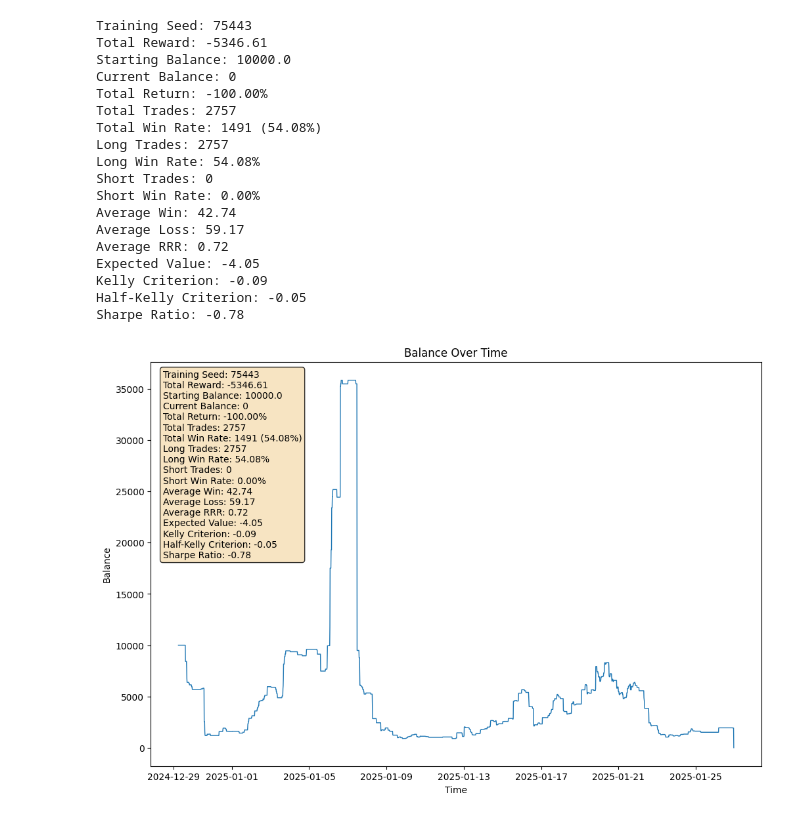
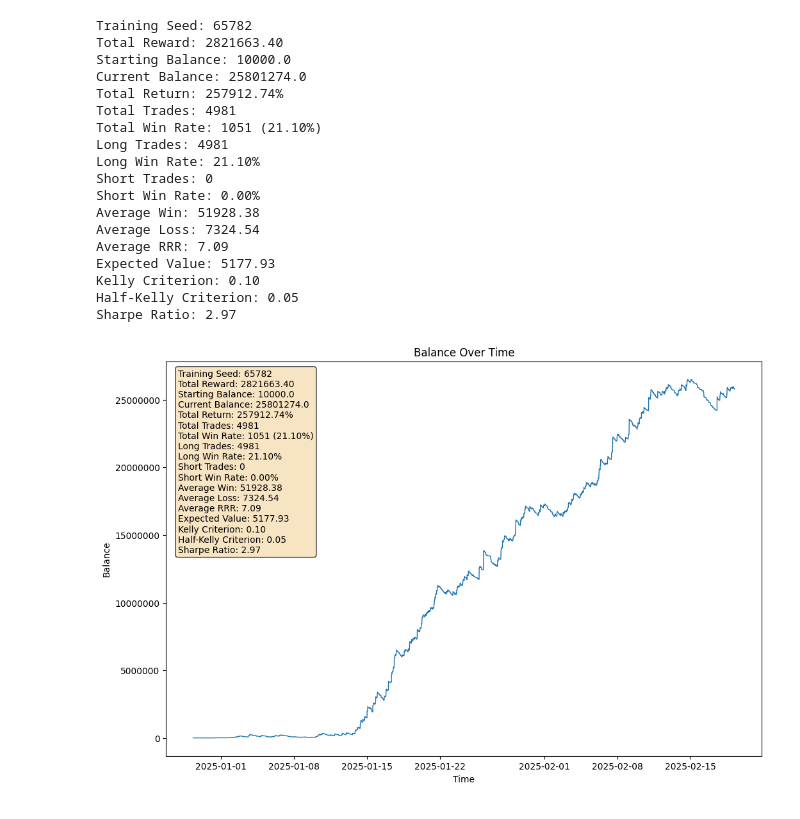
Before and after one commit to P7AC1D/Synapse, a Jupyter notebook: bot/src/train.ipynb, the cells around one changed output. Cells and saved outputs as stored; diff of their text form; code cells hidden in the pictures.

```diff
--- a/bot/src/train.ipynb
+++ b/bot/src/train.ipynb
@@ -93,8 +93,8 @@ def fetch_symbol_data(symbol, timeframe, n_candles):
 df = fetch_symbol_data("BTCUSDm", mt5.TIMEFRAME_M15, 25000)
 df.to_csv(RATES_CSV_PATH)
 
-#df = pd.read_csv(RATES_CSV_PATH)
-#df.set_index('time', inplace=True)
+# df = pd.read_csv(RATES_CSV_PATH)
+# df.set_index('time', inplace=True)
 
 start_datetime = df.index[0]
 end_datetime = df.index[-1]
@@ -105,6 +105,7 @@ df_scaled = df.copy()
 scaler = RobustScaler()
 df_scaled = pd.DataFrame(scaler.fit_transform(df_scaled), columns=df_scaled.columns, index=df_scaled.index)
 df_scaled['unscaled_close'] = df['close']
+df['unscaled_close'] = df['close']
 
 print(df_scaled.tail())
 
@@ -130,14 +131,14 @@ from stable_baselines3.common.env_util import make_vec_env
 import joblib
 
 seed_value = np.random.randint(0, 100000)
-seed_value = 75443
+seed_value = 65782
 print(f"Using seed: {seed_value}")
 
 env = BitcoinTradingEnv(train_data)
 env.action_space.seed(seed_value)
 vec_env = make_vec_env(lambda: env, n_envs=1, seed=seed_value)
 
-model = PPO("MlpPolicy", vec_env, verbose=0, n_epochs=10, learning_rate=0.00001, ent_coef=0.01, gamma=0.95, clip_range=0.2, batch_size=512, n_steps=4096)
+model = PPO("MlpPolicy", vec_env, verbose=0, n_epochs=10, learning_rate=0.01, ent_coef=0.01, gamma=0.95, clip_range=0.2, batch_size=512, n_steps=4096)
 model.learn(total_timesteps=100000, progress_bar=True)
 model.save(f"./../results/{seed_value}")
 joblib.dump(scaler, f"./../results/{seed_value}.pkl")
@@ -194,6 +195,9 @@ def sharpe_ratio(returns, risk_free_rate=0.00, trading_periods=252):
     return sharpe * np.sqrt(trading_periods)
 
 total_trades = len(trades_df)
+if total_trades == 0:
+    print("No trades executed.")
+    exit()
 num_tp = trades_df[trades_df["pnl"] > 0.0].shape[0]
 num_sl = trades_df[trades_df["pnl"] < 0.0].shape[0]
 
@@ -257,46 +261,46 @@ metrics_text = (
     f"Current Balance: {test_env.balance}\n"
     f"Total Return: {total_return:.2f}%\n"
     f"Total Trades: {total_trades}\n"
     f"Total Win Rate: {num_tp} ({perc_tp:.2f}%)\n"
     f"Long Trades: {num_buy}\n"
     f"Long Win Rate: {buy_win_rate:.2f}%\n"
     f"Short Trades: {num_sell}\n"
     f"Short Win Rate: {sell_win_rate:.2f}%\n"
     f"Average Win: {avg_pnl_tp:.2f}\n"
     f"Average Loss: {avg_pnl_sl:.2f}\n"
     f"Average RRR: {rrr:.2f}\n"
     f"Expected Value: {expected_value:.2f}\n"
     f"Kelly Criterion: {kelly_criteria:.2f}\n"
     f"Half-Kelly Criterion: {kelly_criteria / 2:.2f}\n"
     f"Sharpe Ratio: {sharpe:.2f}"
 )
 
 print(metrics_text)
 
 # Add annotation box in the upper left-hand corner
 ax.text(0.02, 0.98, metrics_text, transform=ax.transAxes,
         fontsize=10, verticalalignment='top',
         bbox=dict(boxstyle='round', facecolor='wheat', alpha=0.8))
 
 plt.savefig(f"./../results/{seed_value}.png")
 plt.show()
 # %% [output]
-Training Seed: 75443
-Total Reward: -5346.61
+Training Seed: 65782
+Total Reward: 2821663.40
 Starting Balance: 10000.0
-Current Balance: 0
-Total Return: -100.00%
-Total Trades: 2757
-Total Win Rate: 1491 (54.08%)
-Long Trades: 2757
-Long Win Rate: 54.08%
+Current Balance: 25801274.0
+Total Return: 257912.74%
+Total Trades: 4981
+Total Win Rate: 1051 (21.10%)
+Long Trades: 4981
+Long Win Rate: 21.10%
 Short Trades: 0
 Short Win Rate: 0.00%
-Average Win: 42.74
-Average Loss: 59.17
-Average RRR: 0.72
-Expected Value: -4.05
-Kelly Criterion: -0.09
-Half-Kelly Criterion: -0.05
-Sharpe Ratio: -0.78
+Average Win: 51928.38
+Average Loss: 7324.54
+Average RRR: 7.09
+Expected Value: 5177.93
+Kelly Criterion: 0.10
+Half-Kelly Criterion: 0.05
+Sharpe Ratio: 2.97
-[figure, old version]
+[figure, new version]
```
Also changed, not shown: parts of 2 cells of this notebook, 4 other files.
